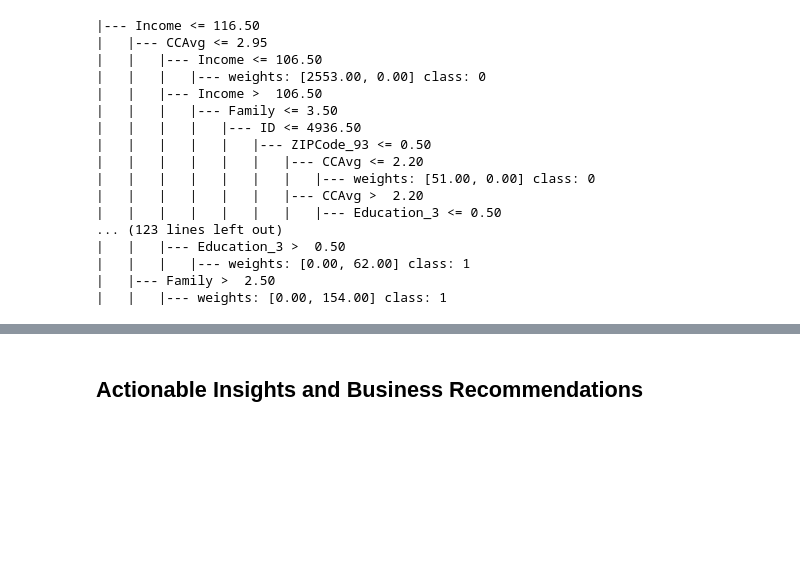
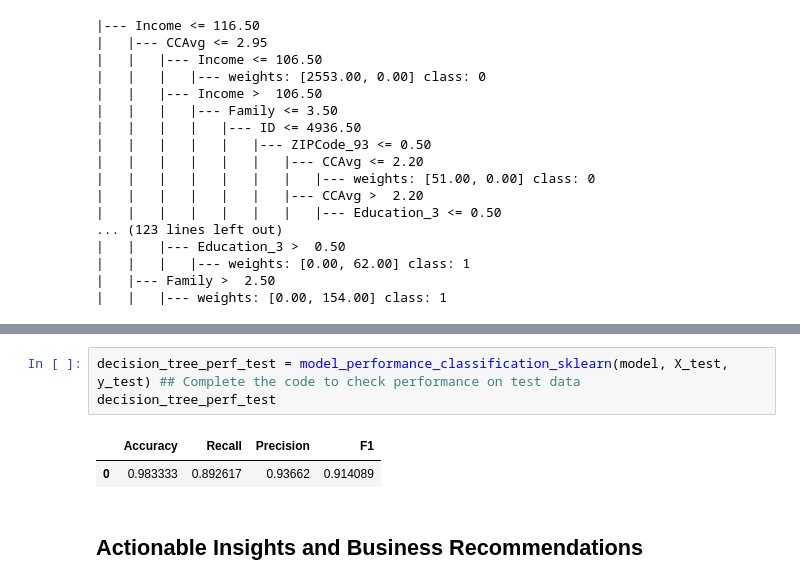
Before and after one commit to cent-softuni/math_project, a Jupyter notebook: AIML_ML_Project_full_code_notebook.ipynb, the cells around one changed output, grey strips where cells are left out. Cells and saved outputs as stored; diff of their text form; blank space fills up the shorter version.

```diff
--- a/AIML_ML_Project_full_code_notebook.ipynb
+++ b/AIML_ML_Project_full_code_notebook.ipynb
@@ -576,3 +618,9 @@ print(tree.export_text(model, feature_names=feature_names, show_weights=True))
+# %%
+decision_tree_perf_test = model_performance_classification_sklearn(model, X_test, y_test) ## Complete the code to check performance on test data
+decision_tree_perf_test
+# %% [output]
+|  | Accuracy | Recall | Precision | F1 |
+| 0 | 0.983333 | 0.892617 | 0.93662 | 0.914089 |
 # %% [markdown]
 ## Actionable Insights and Business Recommendations
 # %% [markdown]
```
Also changed, not shown: parts of 4 cells of this notebook.
